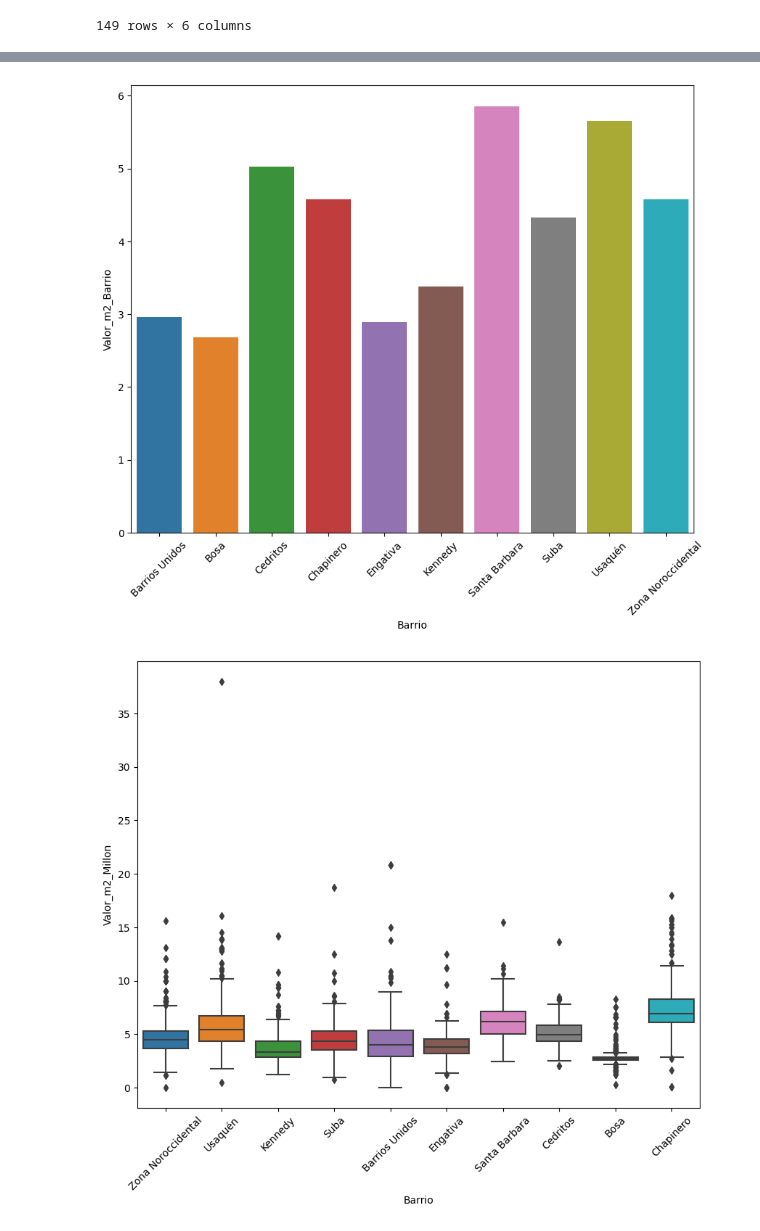
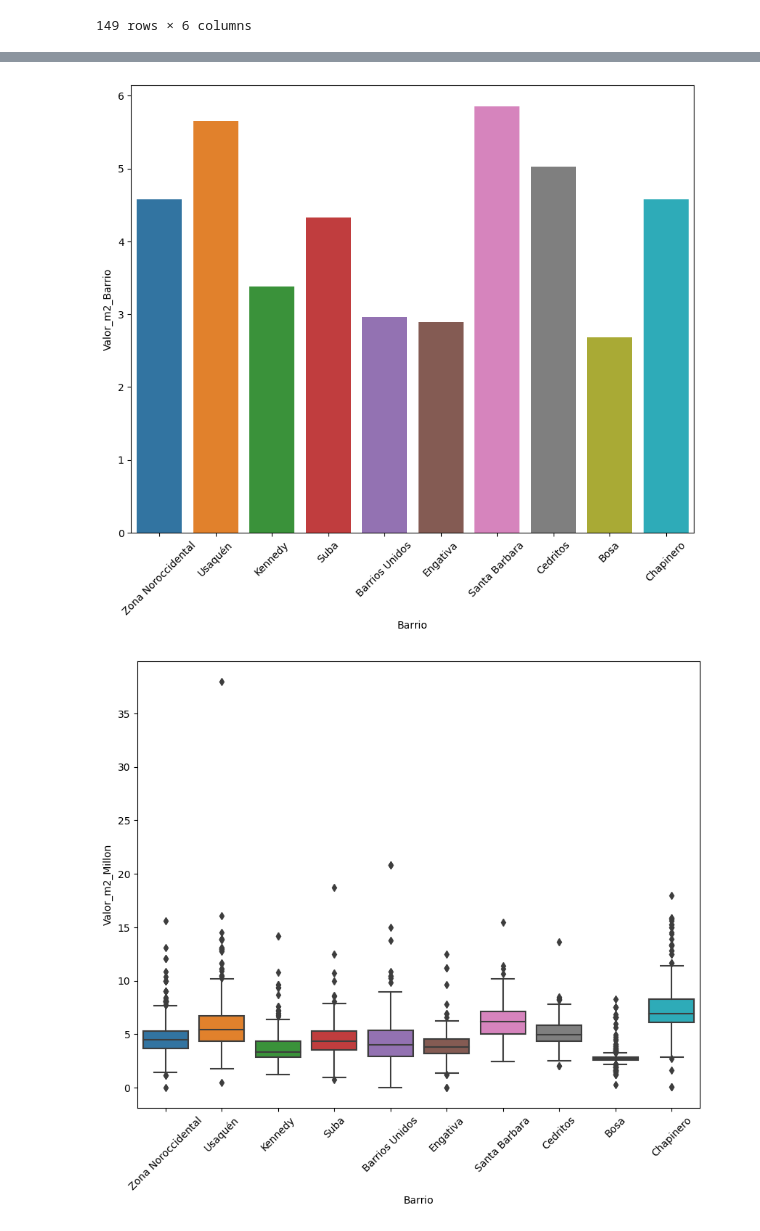
Before and after one commit to andresinpa/InmersionDatos_Alura, a Jupyter notebook: Aula1Alura.ipynb, the cells around one changed output, grey strips where cells are left out. Drawn from its saved outputs; the diff is of its cells as text; code cells hidden in the pictures.

```diff
--- a/Aula1Alura.ipynb
+++ b/Aula1Alura.ipynb
@@ -496,9 +497,10 @@ datos_barrio.query('Barrio in @top_barrios')
 # %%
 plt.figure(figsize=(10,8))
-ax = sns.barplot(x='Barrio', y ="Valor_m2_Barrio", data = datos_barrio.query('Barrio in @top_barrios'))
+ax = sns.barplot(x='Barrio', y ="Valor_m2_Barrio", data = inmuebles.query('Barrio in @top_barrios'))
 ax.tick_params(axis='x', rotation=45)
+plt.show()
 # %% [output]
-[figure, old version]
+[figure, new version]
 # %%
 plt.figure(figsize=(10,8))
 ax = sns.boxplot(x='Barrio', y ="Valor_m2_Millon", data = inmuebles.query('Barrio in @top_barrios'))
```
Also changed, not shown: parts of 38 cells of this notebook.
